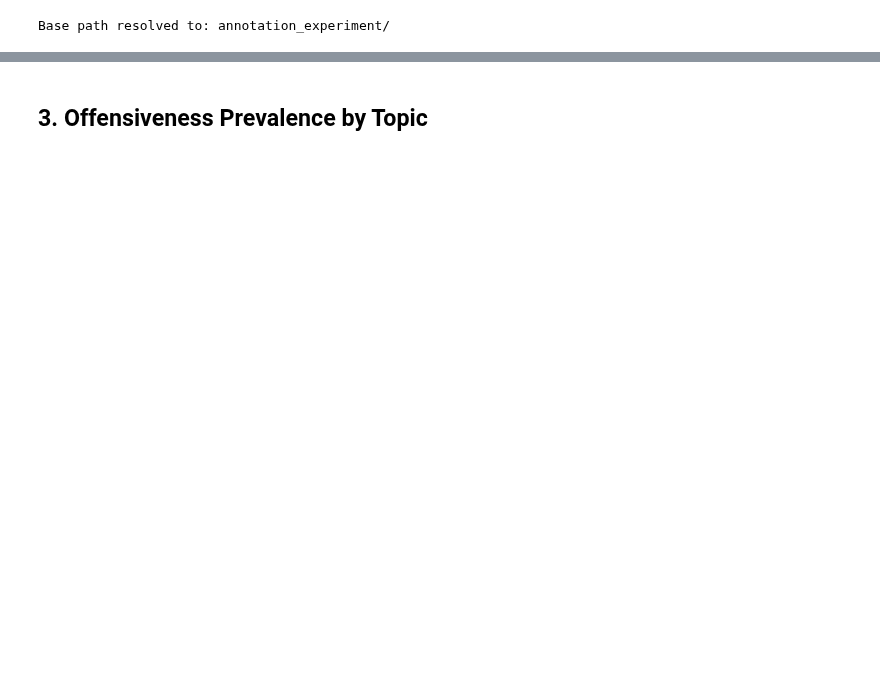
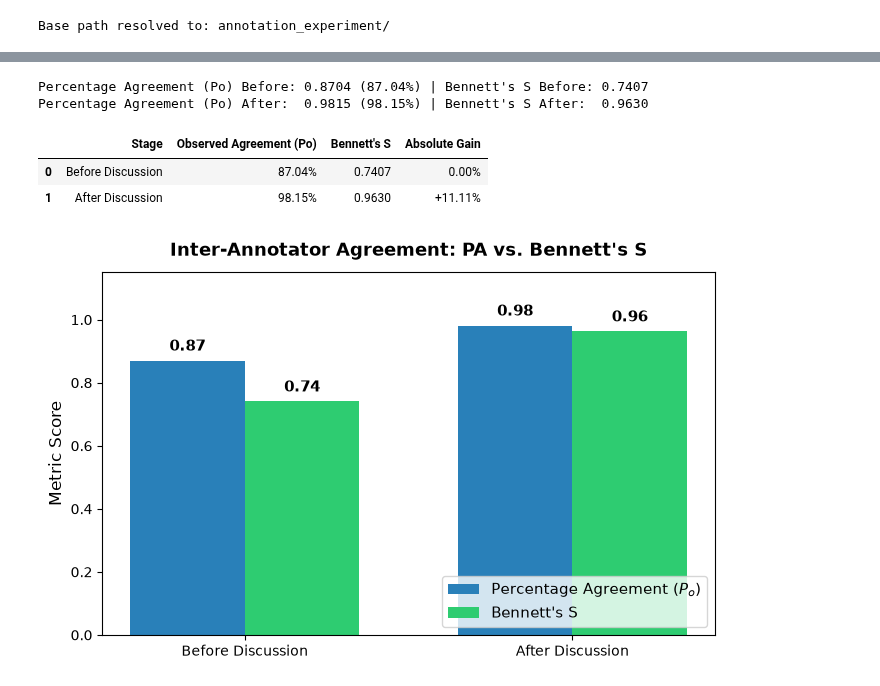
Before and after one commit to daniilperkin-uni/bsem, a Jupyter notebook: annotation_experiment/presentation/annotated_data_analysis.ipynb, the cells around one changed output, grey strips where cells are left out. Drawn from its saved outputs; the diff is of its cells as text; code cells hidden in the pictures; blank space fills up the shorter version.

Commit message:
annotated_data_analysis upgrade

```diff
--- a/annotation_experiment/presentation/annotated_data_analysis.ipynb
+++ b/annotation_experiment/presentation/annotated_data_analysis.ipynb
@@ -172,2 +273,0 @@ plt.show()
-# %% [markdown]
-## 3. Offensiveness Prevalence by Topic
@@ -201,0 +274,57 @@ df["final_label"] = df.apply(final_label, axis=1)
+# %%
+# Compute percentage agreement
+before_pa = sum(df["before_group1_annotator1"] == df["before_group1_annotator2"]) / df.shape[0]
+after_pa = sum(df["after_group1_annotator1"] == df["after_group1_annotator2"]) / df.shape[0]
+
+# Chance-corrected agreement metric: Bennett, Alpert, and Goldstein’s S
+# Computed using irrCAC's Brennan-Prediger method (bp), where for k=2 categories: S = 2*Po - 1
+cac_before = CAC(df[["before_group1_annotator1", "before_group1_annotator2"]])
+cac_after = CAC(df[["after_group1_annotator1", "after_group1_annotator2"]])
+
+before_s = cac_before.bp()["est"]["coefficient_value"]
+after_s = cac_after.bp()["est"]["coefficient_value"]
+
+# Direct formula check: S = 2 * Po - 1
+assert np.isclose(before_s, 2 * before_pa - 1), "Bennett's S formula check failed for before discussion!"
+assert np.isclose(after_s, 2 * after_pa - 1), "Bennett's S formula check failed for after discussion!"
+
+print(f"Percentage Agreement (Po) Before: {before_pa:.4f} ({before_pa:.2%}) | Bennett's S Before: {before_s:.4f}")
+print(f"Percentage Agreement (Po) After:  {after_pa:.4f} ({after_pa:.2%}) | Bennett's S After:  {after_s:.4f}")
+
+# Overall Summary Table
+df_overall_agreement = pd.DataFrame({
+    "Stage": ["Before Discussion", "After Discussion"],
+    "Observed Agreement (Po)": [f"{before_pa:.2%}", f"{after_pa:.2%}"],
+    "Bennett's S": [f"{before_s:.4f}", f"{after_s:.4f}"],
+    "Absolute Gain": [f"{0.0:.2%}", f"+{after_pa - before_pa:.2%}"]
+})
+display(df_overall_agreement)
+
+# Plot Percentage Agreement vs Bennett's S
+fig, ax = plt.subplots(figsize=(7, 4.5))
+x = np.arange(2)
+width = 0.35
+
+bars_pa = ax.bar(x - width/2, [before_pa, after_pa], width, label="Percentage Agreement ($P_o$)", color="#2980b9")
+bars_s = ax.bar(x + width/2, [before_s, after_s], width, label="Bennett's S", color="#2ecc71")
+
+ax.set_ylabel("Metric Score")
+ax.set_title("Inter-Annotator Agreement: PA vs. Bennett's S", fontweight="bold", pad=12)
+ax.set_xticks(x)
+ax.set_xticklabels(["Before Discussion", "After Discussion"])
+ax.set_ylim(0, 1.15)
+ax.legend(loc="lower right")
+
+for bar in list(bars_pa) + list(bars_s):
+    height = bar.get_height()
+    ax.text(bar.get_x() + bar.get_width() / 2.0, height + 0.02, f"{height:.2f}", ha="center", va="bottom", fontweight="bold")
+
+plt.tight_layout()
+plt.show()
+# %% [output]
+Percentage Agreement (Po) Before: 0.8704 (87.04%) | Bennett's S Before: 0.7407
+Percentage Agreement (Po) After:  0.9815 (98.15%) | Bennett's S After:  0.9630
+|  | Stage | Observed Agreement (Po) | Bennett's S | Absolute Gain |
+| 0 | Before Discussion | 87.04% | 0.7407 | 0.00% |
+| 1 | After Discussion | 98.15% | 0.9630 | +11.11% |
+[figure, added]
```
Also changed, not shown: parts of 19 cells of this notebook.
